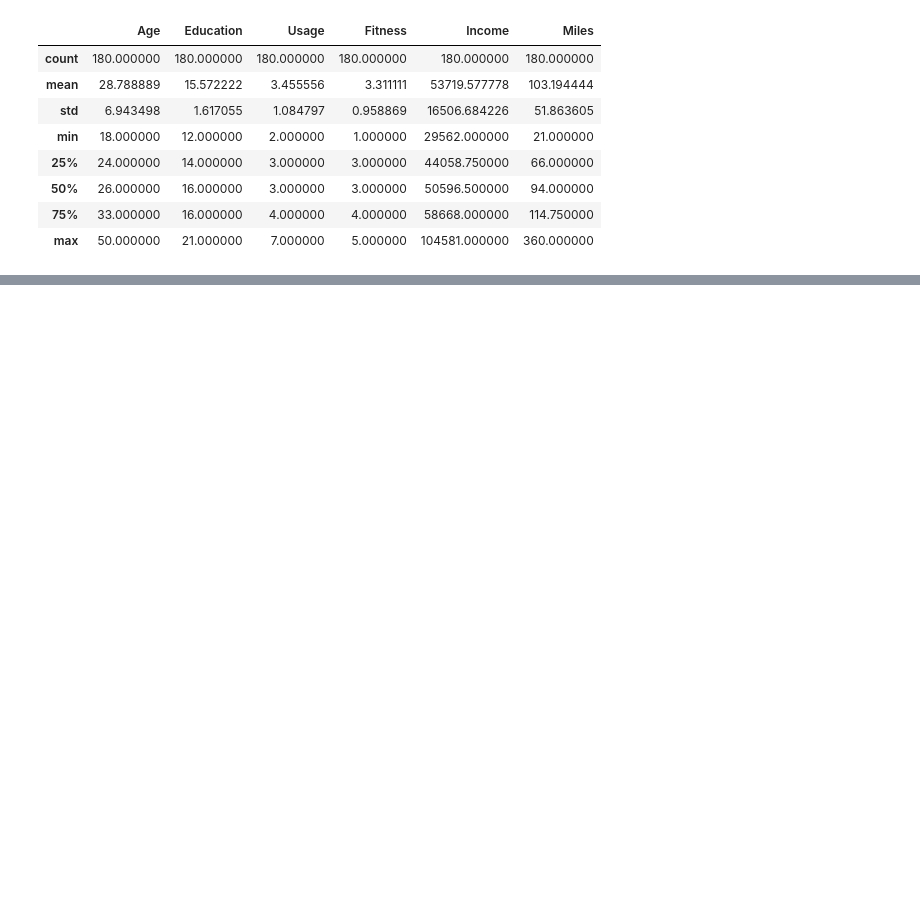
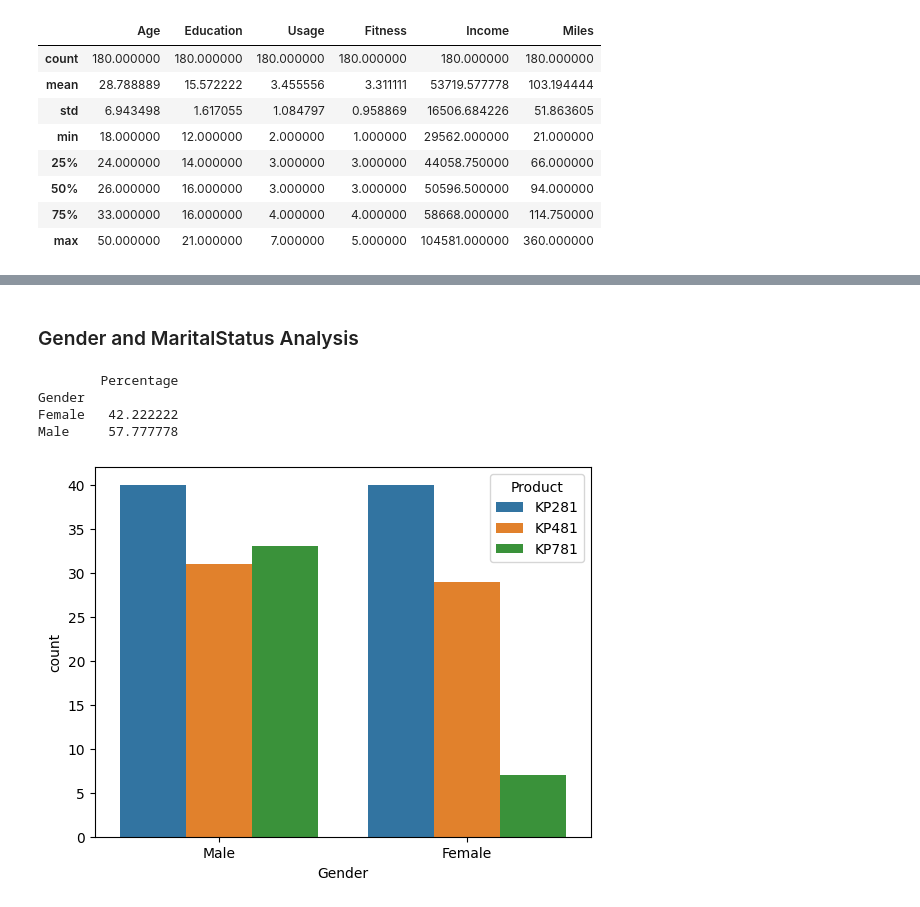
Before and after one commit to 2k4sm/aerofitAnalysis, a Jupyter notebook: aerofit_analysis.ipynb, the cells around one changed output, grey strips where cells are left out. Saved outputs shown, nothing was run; the diff lists cells and outputs as text; code cells hidden in the pictures; blank space fills up the shorter version.

```diff
--- a/aerofit_analysis.ipynb
+++ b/aerofit_analysis.ipynb
@@ -77,0 +124,17 @@ df.describe()
+# %% [markdown]
+### Gender and MaritalStatus Analysis
+# %%
+sns.countplot(data=df, x="Gender", hue="Product")
+
+crosstab = pd.crosstab(index=df["Gender"], columns='count')
+marginal_probability = crosstab / crosstab.sum()
+
+marginal_probability_percent = marginal_probability * 100
+marginal_probability_percent.columns = ['Percentage']
+print(marginal_probability_percent)
+# %% [output]
+        Percentage
+Gender
+Female   42.222222
+Male     57.777778
+[figure, added]
```
Also changed, not shown: parts of 29 cells of this notebook.
